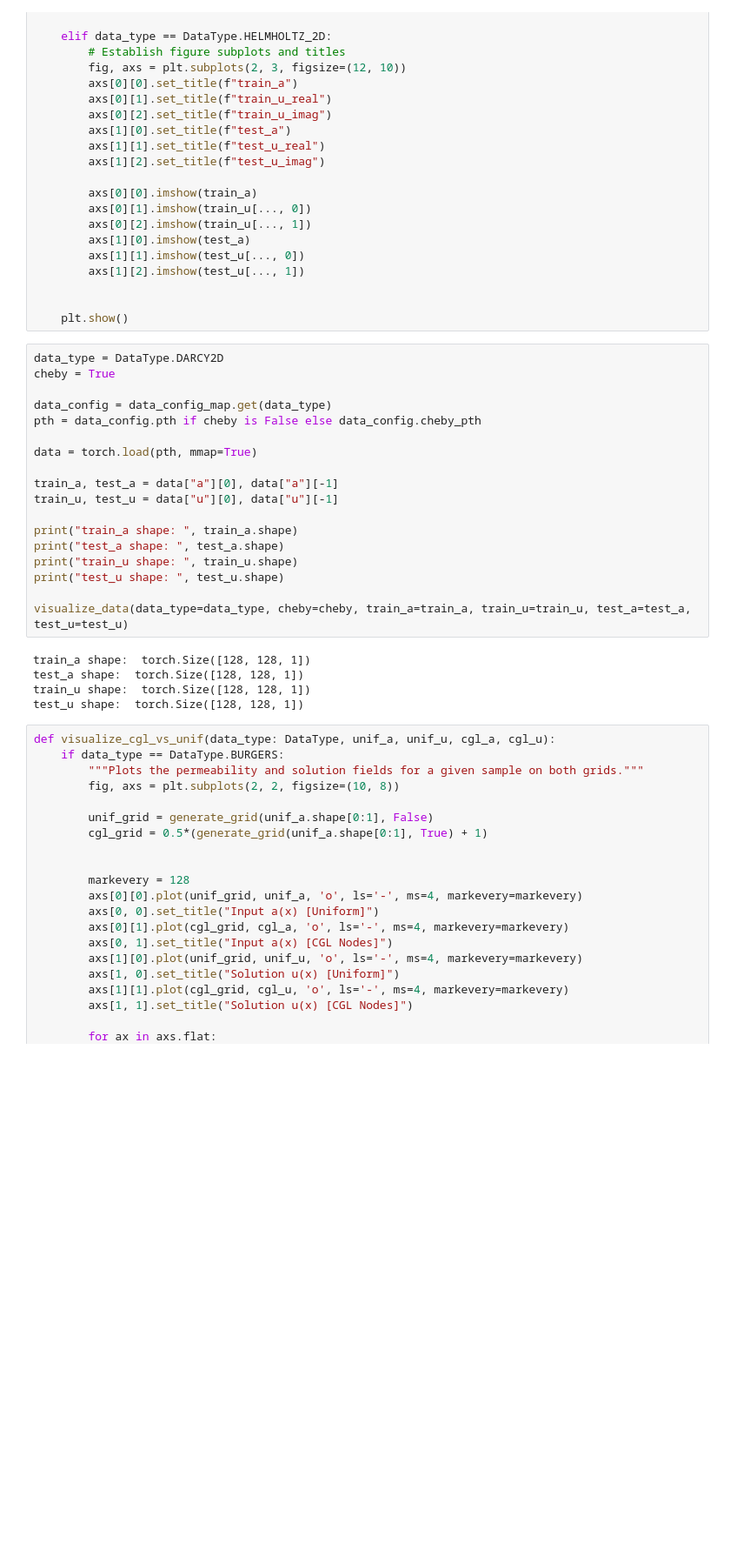
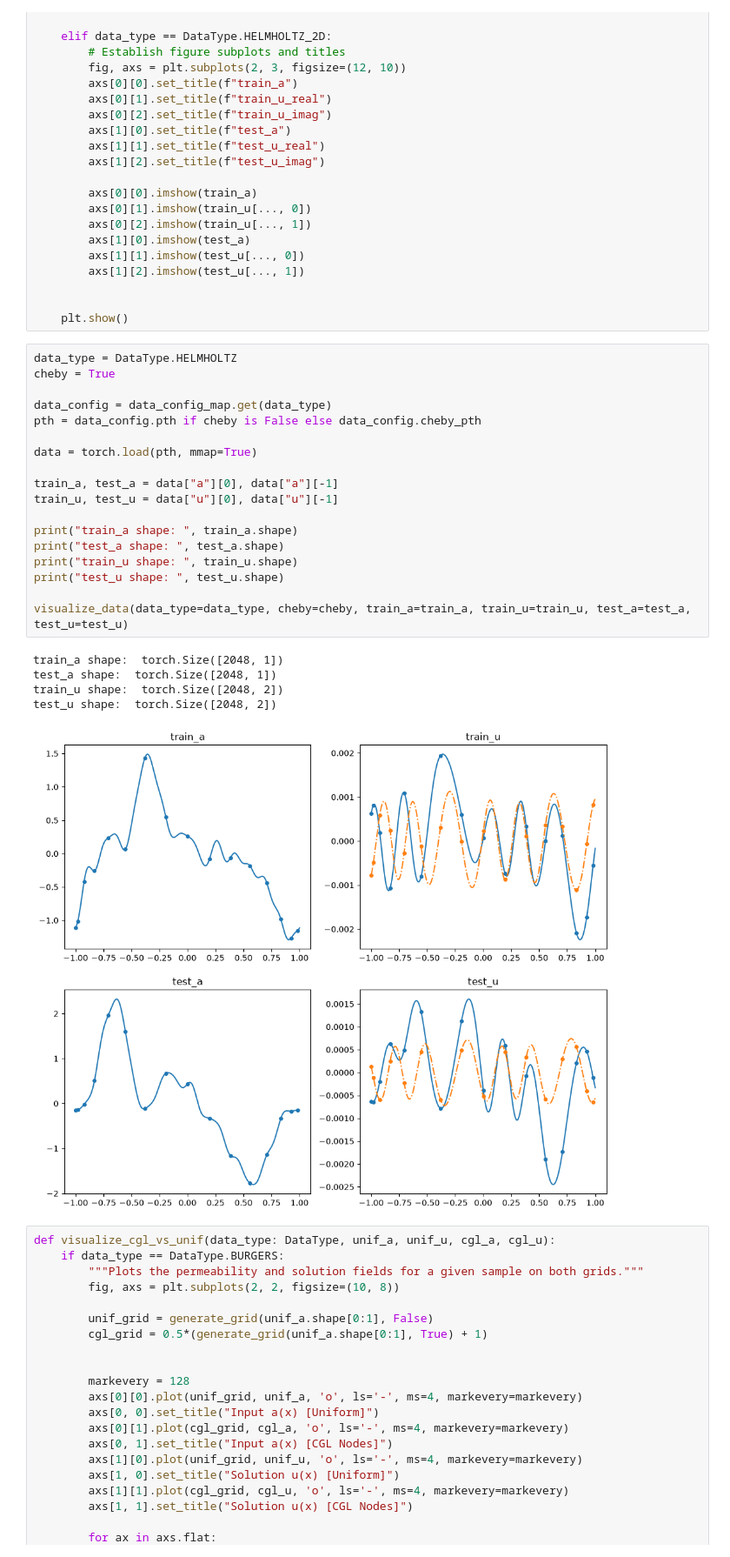
Before and after one commit to jens-nielsen/UltraNet, a Jupyter notebook: data_inspector.ipynb, the cells around one changed output. Shown at 87% size. Drawn from its saved outputs; the diff is of its cells as text; blank space fills up the shorter version.

```diff
--- a/data_inspector.ipynb
+++ b/data_inspector.ipynb
@@ -73,28 +73,29 @@ def visualize_data(data_type: DataType, cheby:bool, train_a, test_a, train_u, te
 
     plt.show()
 # %%
-data_type = DataType.DARCY2D
+data_type = DataType.HELMHOLTZ
 cheby = True
 
 data_config = data_config_map.get(data_type)
 pth = data_config.pth if cheby is False else data_config.cheby_pth
 
 data = torch.load(pth, mmap=True)
 
 train_a, test_a = data["a"][0], data["a"][-1]
 train_u, test_u = data["u"][0], data["u"][-1]
 
 print("train_a shape: ", train_a.shape)
 print("test_a shape: ", test_a.shape)
 print("train_u shape: ", train_u.shape)
 print("test_u shape: ", test_u.shape)
 
 visualize_data(data_type=data_type, cheby=cheby, train_a=train_a, train_u=train_u, test_a=test_a, test_u=test_u)
 # %% [output]
-train_a shape:  torch.Size([128, 128, 1])
-test_a shape:  torch.Size([128, 128, 1])
-train_u shape:  torch.Size([128, 128, 1])
-test_u shape:  torch.Size([128, 128, 1])
+train_a shape:  torch.Size([2048, 1])
+test_a shape:  torch.Size([2048, 1])
+train_u shape:  torch.Size([2048, 2])
+test_u shape:  torch.Size([2048, 2])
+[figure, added]
 # %%
 def visualize_cgl_vs_unif(data_type: DataType, unif_a, unif_u, cgl_a, cgl_u):
     if data_type == DataType.BURGERS:
```
Also changed, not shown: 8 other files.
